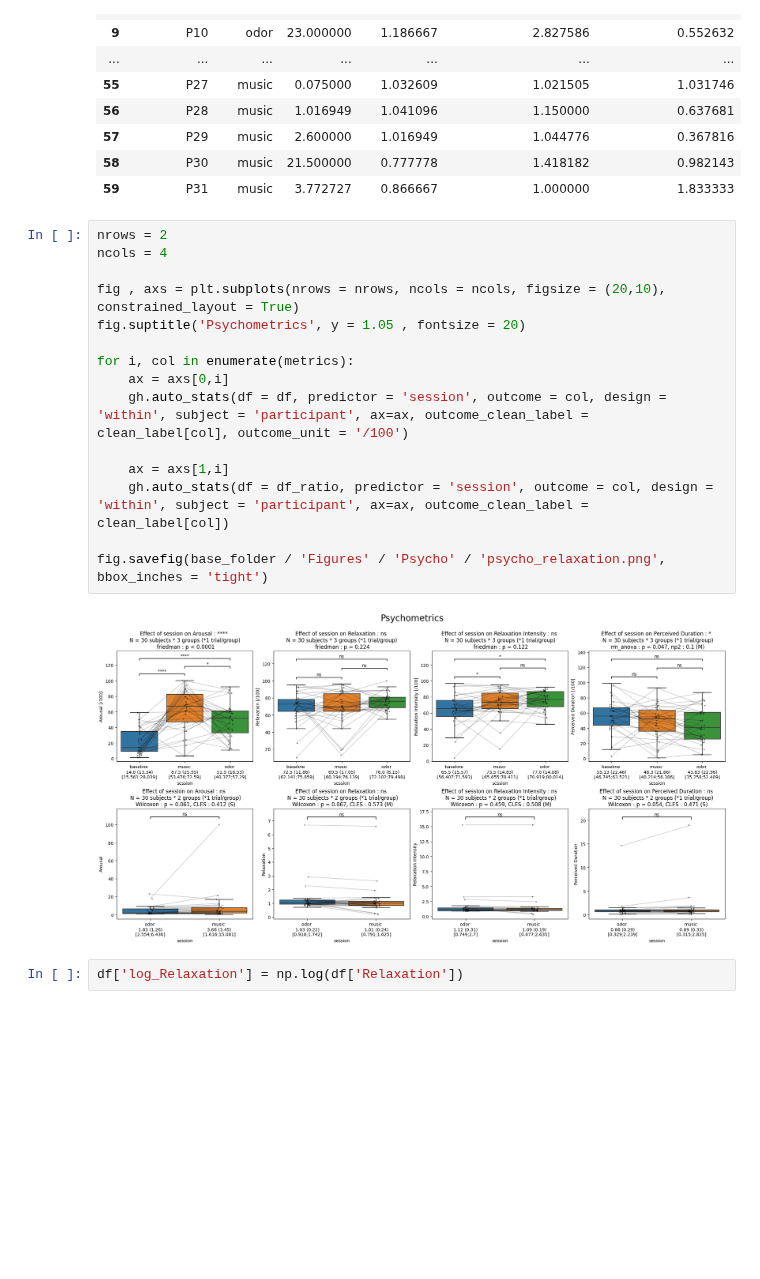
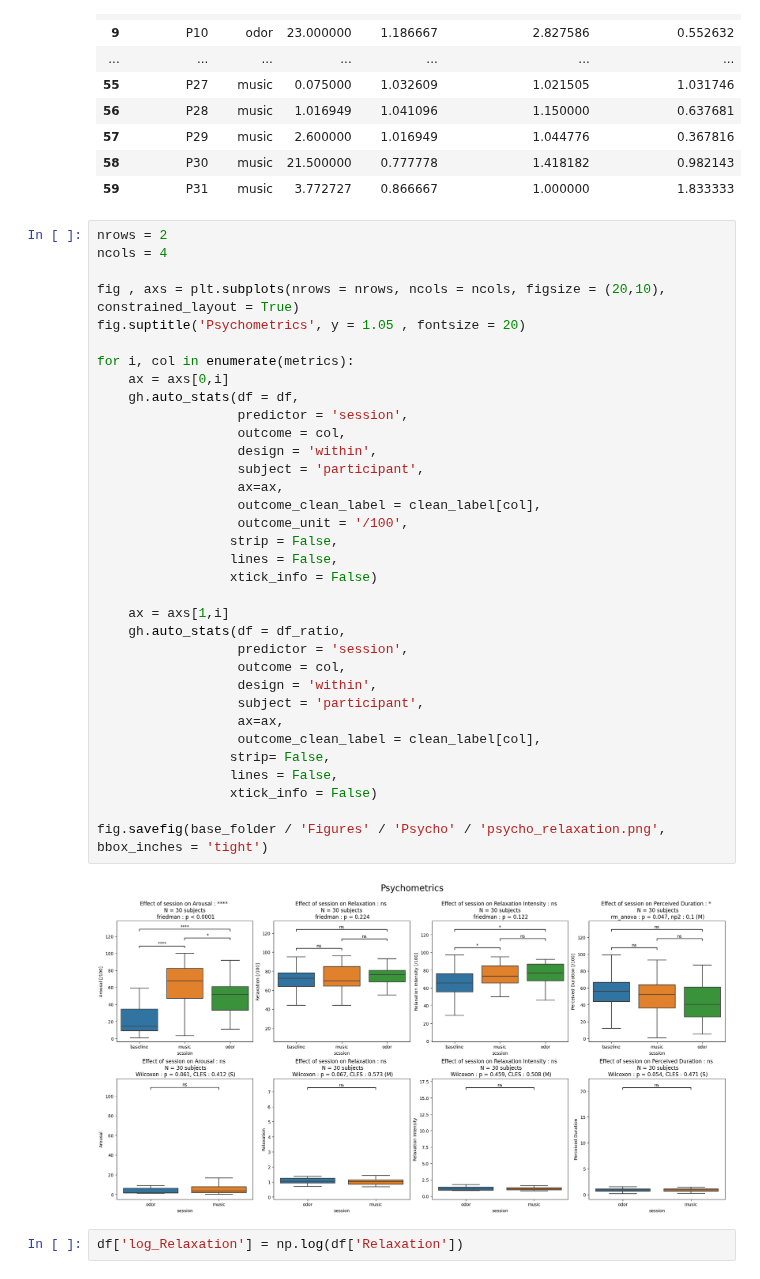
Before and after one commit to ValentinGhibaudo/Emosens_3, a Jupyter notebook: stats_psycho.ipynb, the cells around one changed output. Saved outputs shown, nothing was run; the diff lists cells and outputs as text; blank space fills up the shorter version.

Commit message:
figures matthias

```diff
--- a/stats_psycho.ipynb
+++ b/stats_psycho.ipynb
@@ -67,20 +67,39 @@ df_ratio
 # %%
 nrows = 2
 ncols = 4
 
 fig , axs = plt.subplots(nrows = nrows, ncols = ncols, figsize = (20,10), constrained_layout = True)
 fig.suptitle('Psychometrics', y = 1.05 , fontsize = 20)
 
 for i, col in enumerate(metrics):
     ax = axs[0,i]
-    gh.auto_stats(df = df, predictor = 'session', outcome = col, design = 'within', subject = 'participant', ax=ax, outcome_clean_label = clean_label[col], outcome_unit = '/100')
+    gh.auto_stats(df = df,
+                  predictor = 'session',
+                  outcome = col,
+                  design = 'within',
+                  subject = 'participant',
+                  ax=ax,
+                  outcome_clean_label = clean_label[col],
+                  outcome_unit = '/100',
+                 strip = False,
+                 lines = False,
+                 xtick_info = False)
 
     ax = axs[1,i]
-    gh.auto_stats(df = df_ratio, predictor = 'session', outcome = col, design = 'within', subject = 'participant', ax=ax, outcome_clean_label = clean_label[col])
+    gh.auto_stats(df = df_ratio,
+                  predictor = 'session',
+                  outcome = col,
+                  design = 'within',
+                  subject = 'participant',
+                  ax=ax,
+                  outcome_clean_label = clean_label[col],
+                 strip= False,
+                 lines = False,
+                 xtick_info = False)
 
 fig.savefig(base_folder / 'Figures' / 'Psycho' / 'psycho_relaxation.png', bbox_inches = 'tight')
 # %% [output]
-[figure, old version]
+[figure, new version]
 # %%
 df['log_Relaxation'] = np.log(df['Relaxation'])
 # %%
```
Also changed, not shown: parts of 1 cell of this notebook.
